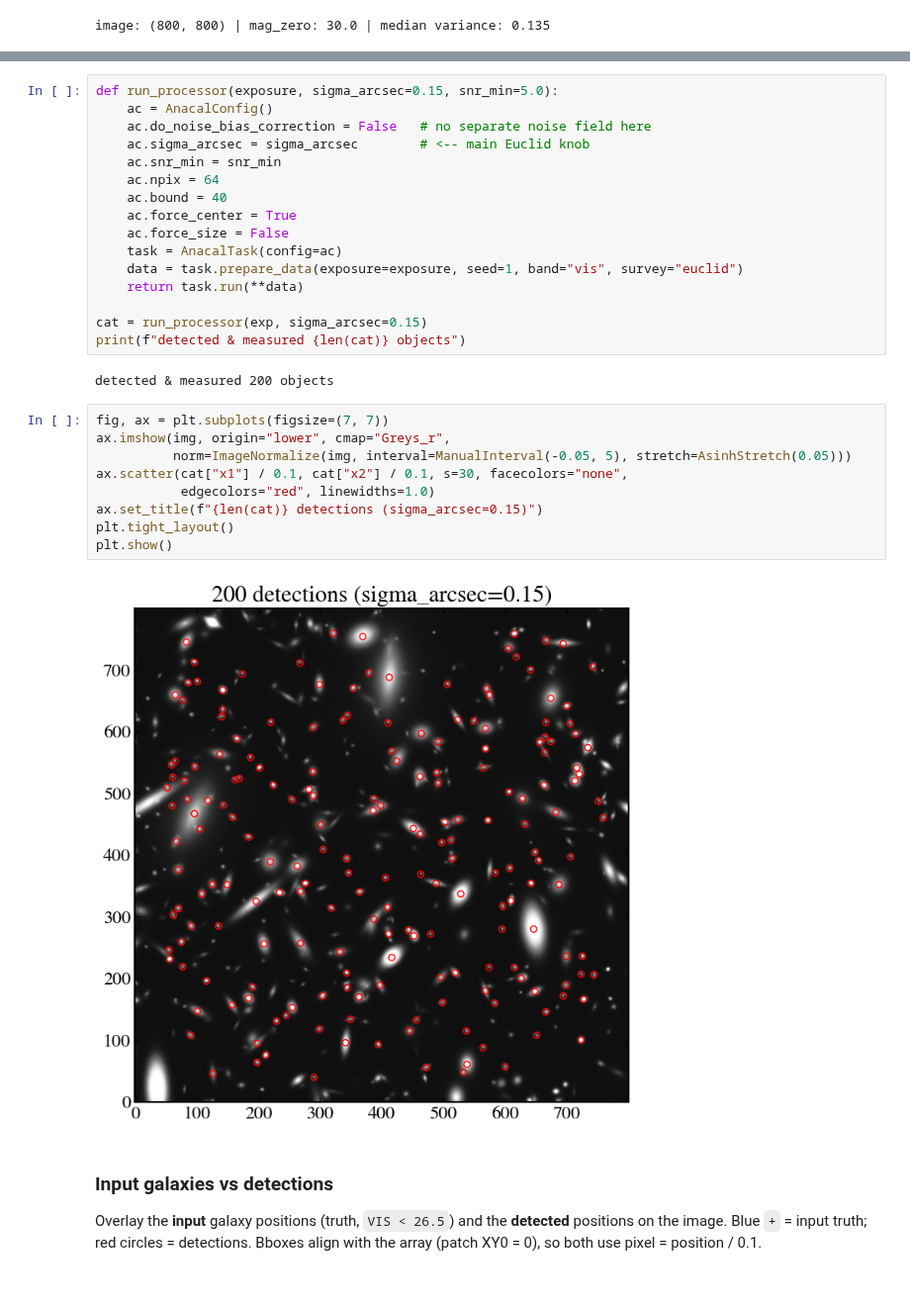
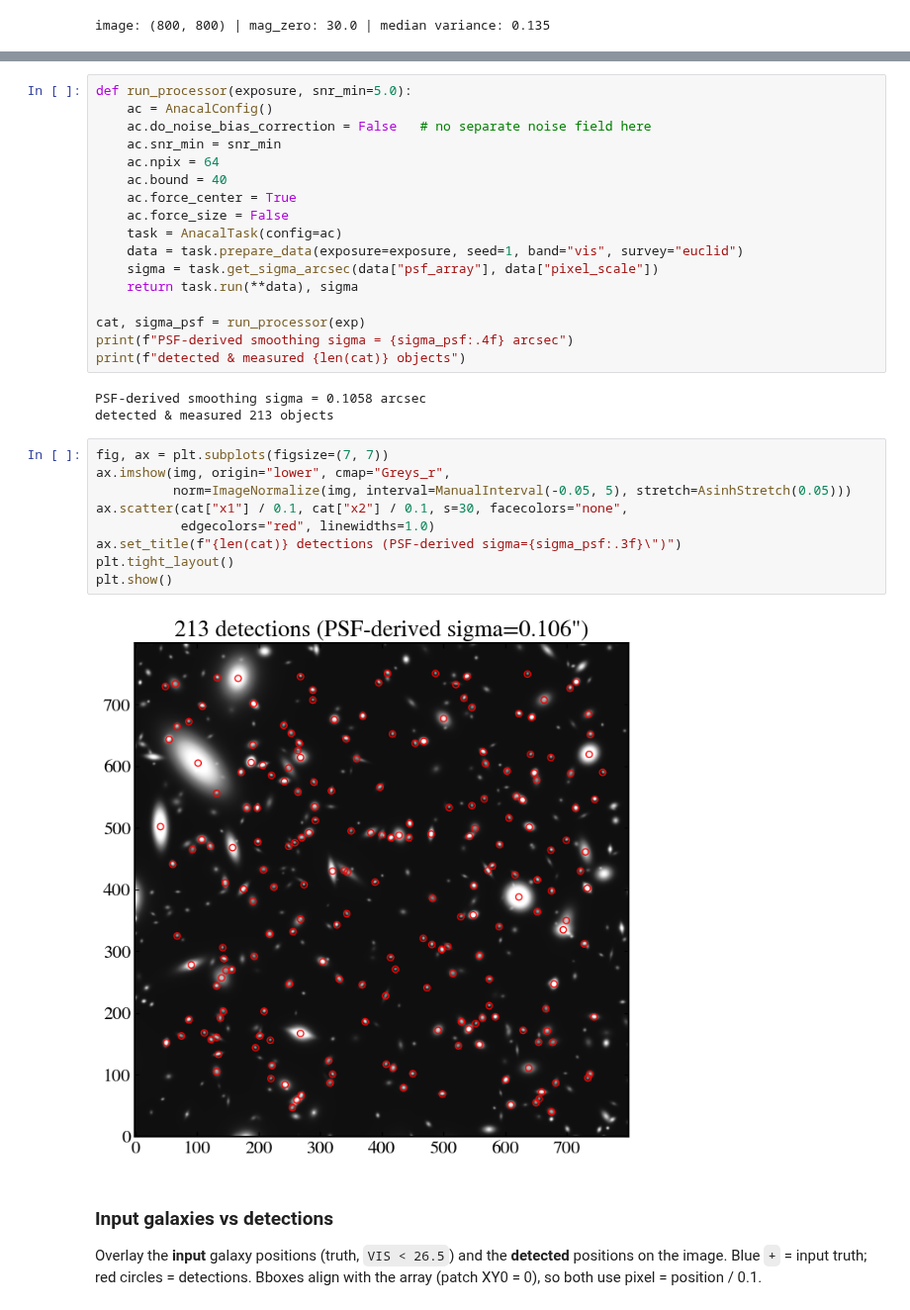
Before and after one commit to mr-superonion/xlens, a Jupyter notebook: examples/shear/example5_euclid_vis_sim.ipynb, the cells around one changed output, grey strips where cells are left out. Shown at 99% size. Cells and saved outputs as stored; diff of their text form.

```diff
--- a/examples/shear/example5_euclid_vis_sim.ipynb
+++ b/examples/shear/example5_euclid_vis_sim.ipynb
@@ -166,8 +176,7 @@ false positives, so a small smoothing detects deep into the real faint galaxies
 # %%
-def run_processor(exposure, sigma_arcsec=0.15, snr_min=5.0):
+def run_processor(exposure, snr_min=5.0):
     ac = AnacalConfig()
     ac.do_noise_bias_correction = False   # no separate noise field here
-    ac.sigma_arcsec = sigma_arcsec        # <-- main Euclid knob
     ac.snr_min = snr_min
     ac.npix = 64
     ac.bound = 40
@@ -175,23 +184,26 @@ def run_processor(exposure, sigma_arcsec=0.15, snr_min=5.0):
     ac.force_size = False
     task = AnacalTask(config=ac)
     data = task.prepare_data(exposure=exposure, seed=1, band="vis", survey="euclid")
-    return task.run(**data)
+    sigma = task.get_sigma_arcsec(data["psf_array"], data["pixel_scale"])
+    return task.run(**data), sigma
 
-cat = run_processor(exp, sigma_arcsec=0.15)
+cat, sigma_psf = run_processor(exp)
+print(f"PSF-derived smoothing sigma = {sigma_psf:.4f} arcsec")
 print(f"detected & measured {len(cat)} objects")
 # %% [output]
-detected & measured 200 objects
+PSF-derived smoothing sigma = 0.1058 arcsec
+detected & measured 213 objects
 # %%
 fig, ax = plt.subplots(figsize=(7, 7))
 ax.imshow(img, origin="lower", cmap="Greys_r",
           norm=ImageNormalize(img, interval=ManualInterval(-0.05, 5), stretch=AsinhStretch(0.05)))
 ax.scatter(cat["x1"] / 0.1, cat["x2"] / 0.1, s=30, facecolors="none",
            edgecolors="red", linewidths=1.0)
-ax.set_title(f"{len(cat)} detections (sigma_arcsec=0.15)")
+ax.set_title(f"{len(cat)} detections (PSF-derived sigma={sigma_psf:.3f}\")")
 plt.tight_layout()
 plt.show()
 # %% [output]
-[figure, old version]
+[figure, new version]
 # %% [markdown]
 ### Input galaxies vs detections
 
```
Also changed, not shown: parts of 8 cells of this notebook, 16 other files.
